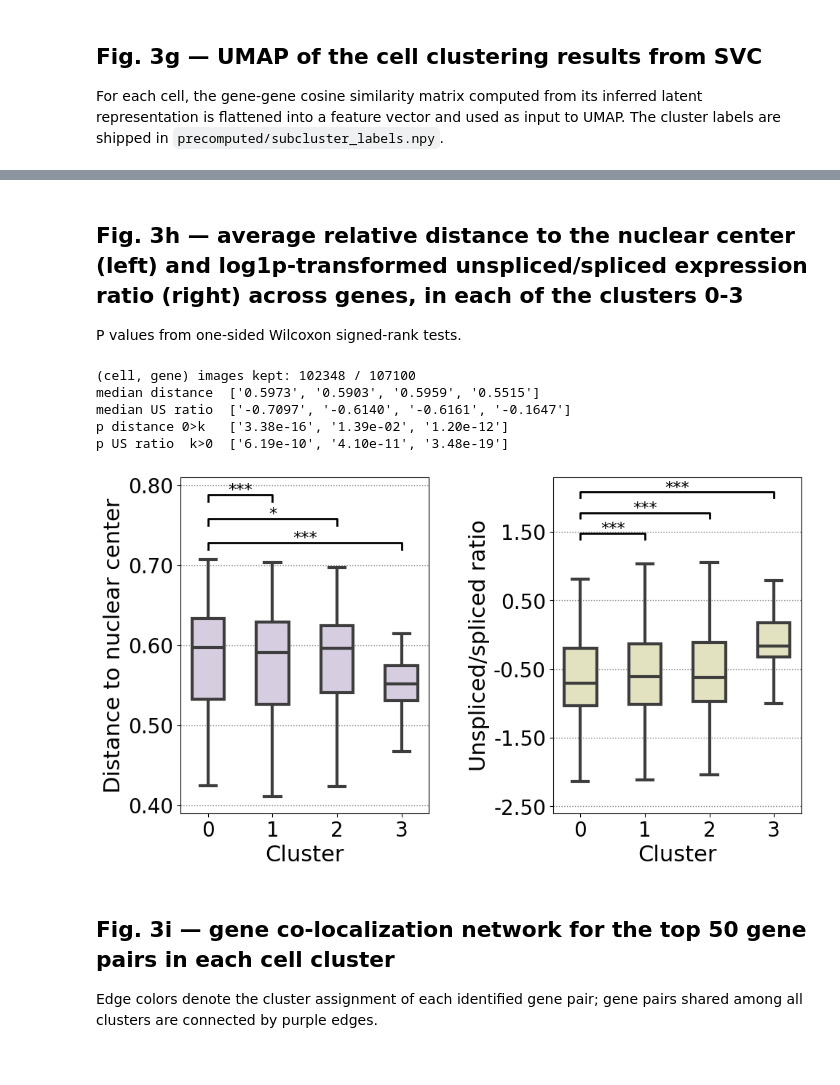
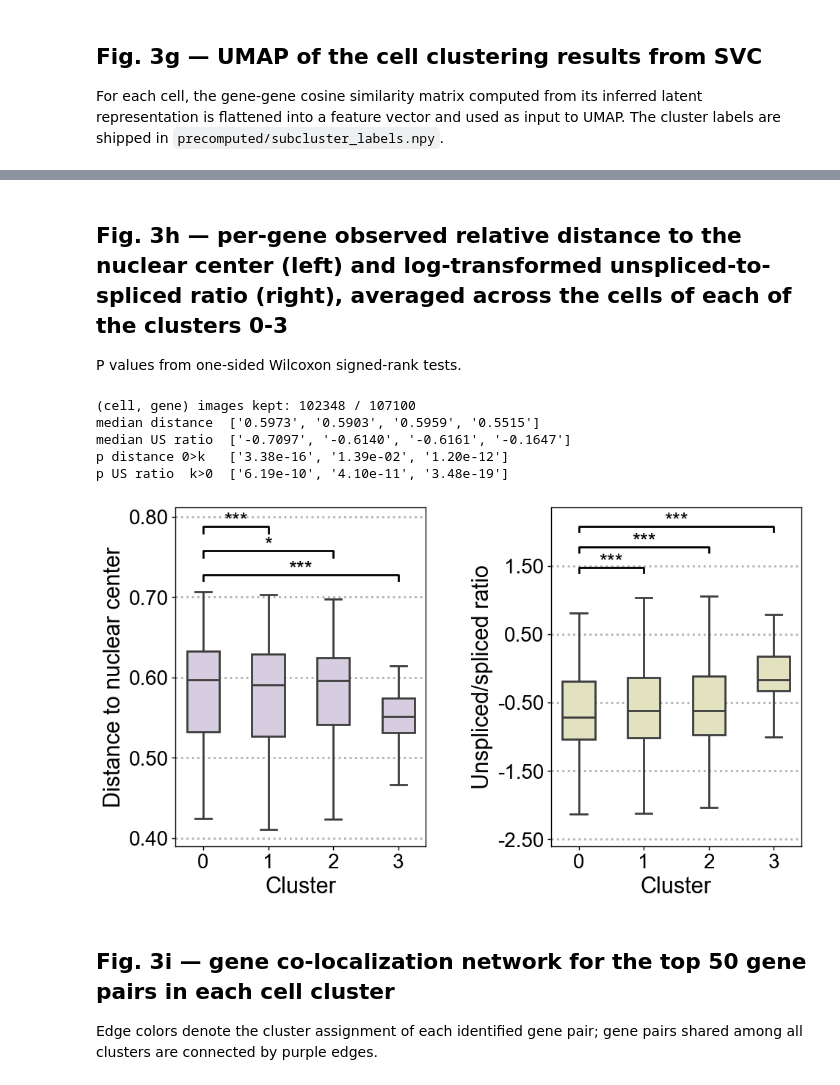
Before and after one commit to aster-ww/SVC-reproducibility, a Jupyter notebook: fig3/fig3_reproducibility.ipynb, the cells around one changed output, grey strips where cells are left out. Cells and saved outputs as stored; diff of their text form; code cells hidden in the pictures.

```diff
--- a/fig3/fig3_reproducibility.ipynb
+++ b/fig3/fig3_reproducibility.ipynb
@@ -44,6 +83,7 @@ PANEL_GENES = ['SLC5A3', 'SRRM2', 'COL5A1', 'USP9X', 'TLN1']
 PANEL_COLORS = ['#3f6f76', '#69b7ce', '#c65840', '#f4ce4b', '#62496f']
 
 cell_idx = test_cell_names.index(CELL)
+print_scale = 0.275074
 fig, ax = plt.subplots(2, 5, figsize=(14, 4.5), gridspec_kw={'hspace': 0.2})
 
 for i, (gene, color) in enumerate(zip(PANEL_GENES, PANEL_COLORS)):
@@ -68,5 +108,11 @@ ax[0, 0].set_ylabel('Ground truth', fontsize=22)
 ax[1, 0].set_ylabel('Prediction', fontsize=22)
 
 plt.tight_layout()
+for a in ax[0]:
+    a.title.set_fontsize(5.5 / print_scale)
+for a in ax[:, 0]:
+    a.yaxis.label.set_fontsize(5.5 / print_scale)
+print_style(fig, print_scale)
+# fig.savefig('fig3a.pdf', bbox_inches='tight')
 plt.show()
 # %% [output]
@@ -164,20 +210,21 @@ base3   pcc median +0.099 (frac>0 1.000)  cosine median +0.056 (frac>0 1.000)  r
 base4   pcc median +0.116 (frac>0 1.000)  cosine median +0.064 (frac>0 1.000)  rmse median +0.038 (frac>0 1.000)
 # %%
 # Fig. 3b
+print_scale = 0.254137
 fig, ax = plt.subplots(figsize=(7, 6))
 
 centers = np.array([1, 2, 3])
 offsets = np.array([-0.27, -0.09, 0.09, 0.27])
 palette = ['#98a1b1', '#aebfce', '#ceb5b9', '#f0e6e4']
 common = dict(widths=0.16, zorder=10, notch=False, vert=True, patch_artist=True,
-              whiskerprops=dict(color='black', linestyle='-', linewidth=1.8),
-              capprops=dict(color='black', linewidth=1.8), showfliers=False)
+              whiskerprops=dict(color='black', linestyle='-', linewidth=0.5 / print_scale),
+              capprops=dict(color='black', linewidth=0.5 / print_scale), showfliers=False)
 
 box_handles = []
 for off, color, data in zip(offsets, palette, gains_per_baseline):
     bp = ax.boxplot(data, positions=centers + off,
-                    boxprops=dict(facecolor=color, linewidth=1.8),
-                    medianprops=dict(linewidth=1.8, color='black'), **common)
+                    boxprops=dict(facecolor=color, linewidth=0.5 / print_scale),
+                    medianprops=dict(linewidth=0.5 / print_scale, color='black'), **common)
     box_handles.append(bp['boxes'][0])
 
 ax.axhline(0, color='#d47838', linestyle='--', linewidth=2)
@@ -192,10 +239,12 @@ ax.tick_params(axis='y', labelsize=18)
 ax.set_xlim(0.55, 4)
 ax.set_ylim(-0.11, 0.65)
 ax.set_yticks(np.arange(-0.1, 0.65, 0.1))
-ax.grid(axis='y', linestyle=':', linewidth=2)
+ax.grid(axis='y', color='#b0b0b0', linestyle=':', linewidth=0.504 / print_scale)
 ax.legend(box_handles, ['vs baseline1', 'vs baseline2', 'vs baseline3', 'vs baseline4'],
           ncol=2, fontsize=18, bbox_to_anchor=(0.95, -0.1))
 
 plt.tight_layout()
+print_style(fig, print_scale)
+# fig.savefig('fig3b.pdf', bbox_inches='tight')
 plt.show()
 # %% [output]
@@ -491,5 +550,5 @@ cells 900 | clusters [0, 1, 2, 3] | sizes [288, 291, 294, 27]
 # %% [markdown]
-## Fig. 3h — average relative distance to the nuclear center (left) and log1p-transformed unspliced/spliced expression ratio (right) across genes, in each of the clusters 0-3
+## Fig. 3h — per-gene observed relative distance to the nuclear center (left) and log-transformed unspliced-to-spliced ratio (right), averaged across the cells of each of the clusters 0-3
 
 P values from one-sided Wilcoxon signed-rank tests.
 # %%
@@ -527,34 +586,37 @@ p US ratio  k>0  ['6.19e-10', '4.10e-11', '3.48e-19']
 # %%
 # Fig. 3h
 def stars(p):
     return '***' if p < 0.001 else '**' if p < 0.01 else '*' if p < 0.05 else 'n.s.'
 
 PANELS = [(dist_by_cluster, p_dist, '#D7CAE4', 'Distance to nuclear center',
-           (0.39, 0.81), np.arange(0.4, 0.82, 0.1), [0.78, 0.75, 0.72], 0.008),
+           (0.39, 0.812), np.arange(0.4, 0.82, 0.1), [0.78, 0.75, 0.72], 0.008),
           (us_by_cluster, p_us, '#e8e7bb', 'Unspliced/spliced ratio',
-           (-2.6, 2.3), np.arange(-2.5, 2.5, 1), [1.4, 1.7, 2], 0.08)]
+           (-2.6, 2.362), np.arange(-2.5, 2.5, 1), [1.4, 1.7, 2], 0.08)]
 
+print_scale = 0.250552
 fig, ax = plt.subplots(1, 2, figsize=(11, 6), gridspec_kw={'wspace': 0.5})
 
 for a, (values, pvals, color, ylabel, ylim, yticks, bracket_y, tick) in zip(ax, PANELS):
-    sns.boxplot(data=values, color=color, width=0.5, linewidth=3, showfliers=False, ax=a, zorder=10)
+    sns.boxplot(data=values, color=color, width=0.5, linewidth=0.5 / print_scale, showfliers=False, ax=a, zorder=10)
     a.set_ylim(*ylim)
     a.set_yticks(yticks)
     a.set_yticklabels(['%.2f' % t for t in yticks], fontsize=20)
     a.set_xticks(CLUSTERS)
     a.set_xticklabels(CLUSTERS, fontsize=20)
     a.set_ylabel(ylabel, fontsize=22)
-    a.grid(axis='y', color='gray', linestyle=':', linewidth=1)
+    a.grid(axis='y', color='#b0b0b0', linestyle=':', linewidth=0.504 / print_scale)
 
     for k, (p, y) in enumerate(zip(pvals, bracket_y), start=1):
-        a.plot([0, 0, k, k], [y, y + tick, y + tick, y], color='black', lw=2, clip_on=False)
+        a.plot([0, 0, k, k], [y, y + tick, y + tick, y], color='black', lw=0.5 / print_scale, clip_on=False)
         a.text(k / 2, y + tick, stars(p), size=16, ha='center')
 ax[0].set_xlabel('Cluster', fontsize=22)
 ax[1].set_xlabel('Cluster', fontsize=22)
 
+print_style(fig, print_scale)
+# fig.savefig('fig3h.pdf', bbox_inches='tight')
 plt.show()
 # %% [output]
-[figure, old version]
+[figure, new version]
 # %% [markdown]
 ## Fig. 3i — gene co-localization network for the top 50 gene pairs in each cell cluster
 
```
Also changed, not shown: parts of 12 cells of this notebook, 1 other file.
